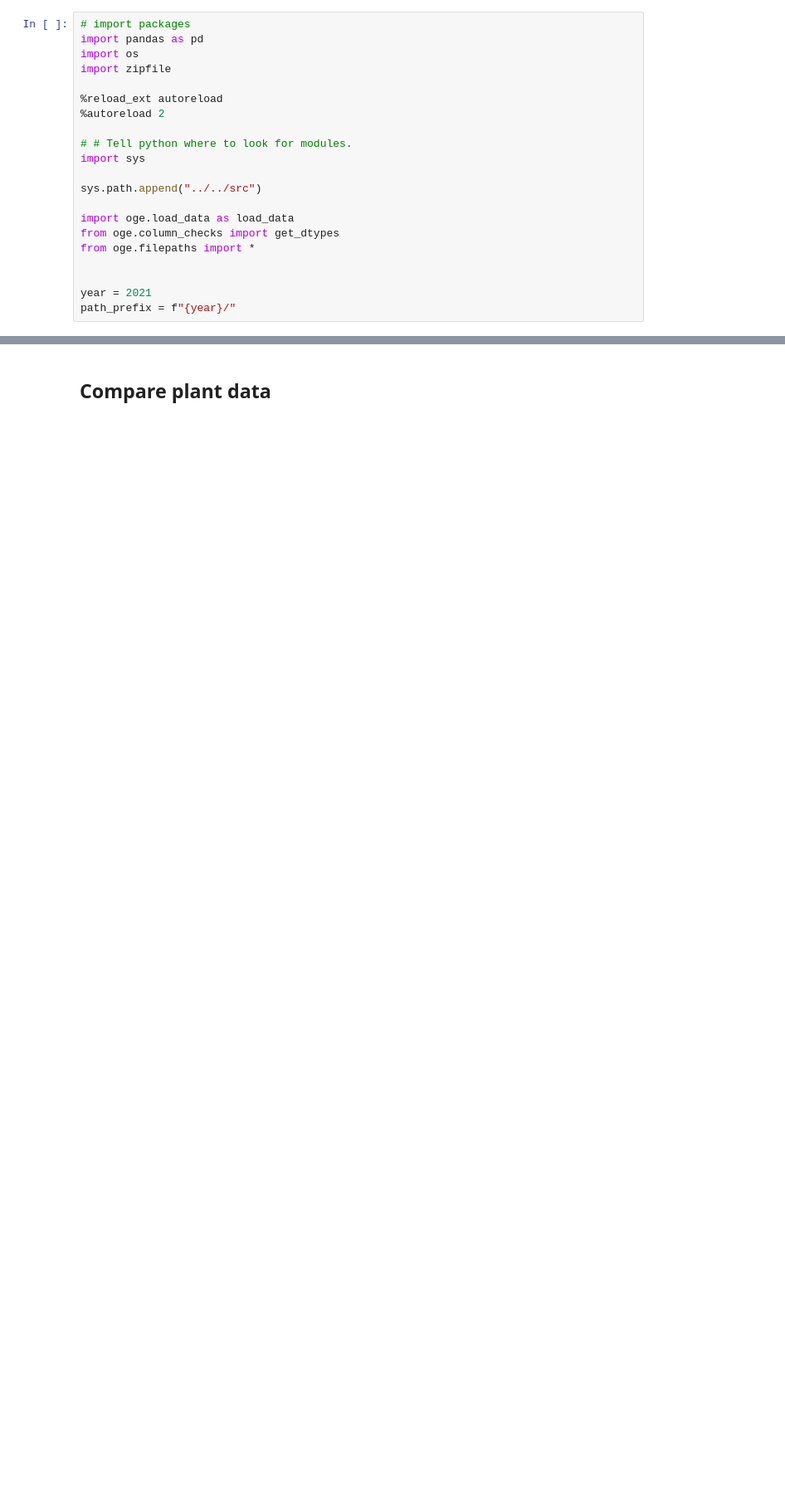
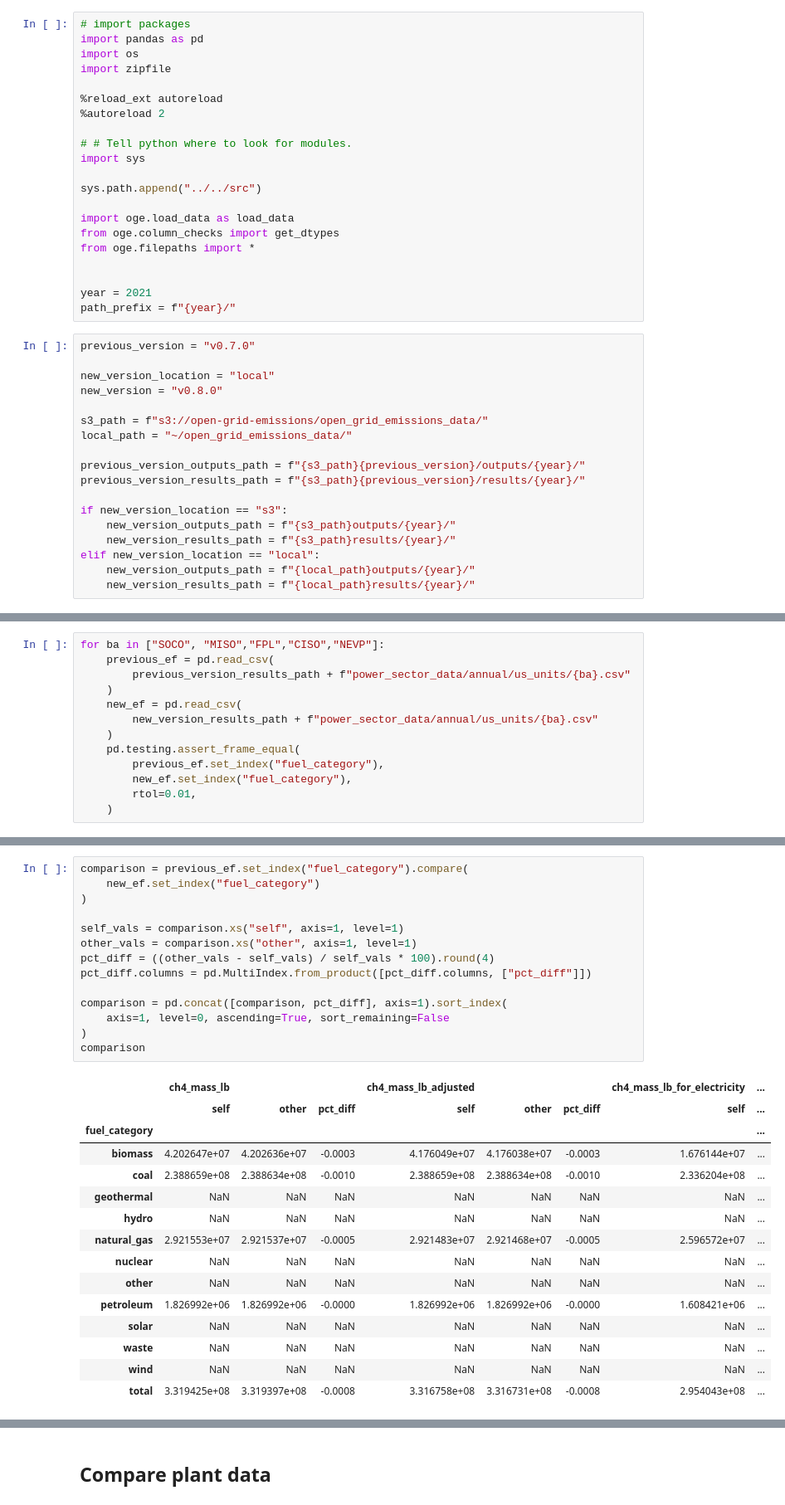
Before and after one commit to singularity-energy/open-grid-emissions, a Jupyter notebook: notebooks/validation/diff_output_versions.ipynb, the cells around one changed output, grey strips where cells are left out. Shown at 83% size. Saved outputs shown, nothing was run; the diff lists cells and outputs as text; blank space fills up the shorter version.

```diff
--- a/notebooks/validation/diff_output_versions.ipynb
+++ b/notebooks/validation/diff_output_versions.ipynb
@@ -19,3 +19,21 @@ from oge.filepaths import *
 
 year = 2021
 path_prefix = f"{year}/"
+# %%
+previous_version = "v0.7.0"
+
+new_version_location = "local"
+new_version = "v0.8.0"
+
+s3_path = f"s3://open-grid-emissions/open_grid_emissions_data/"
+local_path = "~/open_grid_emissions_data/"
+
+previous_version_outputs_path = f"{s3_path}{previous_version}/outputs/{year}/"
+previous_version_results_path = f"{s3_path}{previous_version}/results/{year}/"
+
+if new_version_location == "s3":
+    new_version_outputs_path = f"{s3_path}outputs/{year}/"
+    new_version_results_path = f"{s3_path}results/{year}/"
+elif new_version_location == "local":
+    new_version_outputs_path = f"{local_path}outputs/{year}/"
+    new_version_results_path = f"{local_path}results/{year}/"
@@ -21,0 +51,13 @@ path_prefix = f"{year}/"
+# %%
+for ba in ["SOCO", "MISO","FPL","CISO","NEVP"]:
+    previous_ef = pd.read_csv(
+        previous_version_results_path + f"power_sector_data/annual/us_units/{ba}.csv"
+    )
+    new_ef = pd.read_csv(
+        new_version_results_path + f"power_sector_data/annual/us_units/{ba}.csv"
+    )
+    pd.testing.assert_frame_equal(
+        previous_ef.set_index("fuel_category"),
+        new_ef.set_index("fuel_category"),
+        rtol=0.01,
+    )
@@ -21,0 +94,30 @@ path_prefix = f"{year}/"
+# %%
+comparison = previous_ef.set_index("fuel_category").compare(
+    new_ef.set_index("fuel_category")
+)
+
+self_vals = comparison.xs("self", axis=1, level=1)
+other_vals = comparison.xs("other", axis=1, level=1)
+pct_diff = ((other_vals - self_vals) / self_vals * 100).round(4)
+pct_diff.columns = pd.MultiIndex.from_product([pct_diff.columns, ["pct_diff"]])
+
+comparison = pd.concat([comparison, pct_diff], axis=1).sort_index(
+    axis=1, level=0, ascending=True, sort_remaining=False
+)
+comparison
+# %% [output]
+|  | ch4_mass_lb |  |  | ch4_mass_lb_adjusted |  |  | ch4_mass_lb_for_electricity | ... |
+|  | self | other | pct_diff | self | other | pct_diff | self | ... |
+| fuel_category |  |  |  |  |  |  |  | ... |
+| biomass | 4.202647e+07 | 4.202636e+07 | -0.0003 | 4.176049e+07 | 4.176038e+07 | -0.0003 | 1.676144e+07 | ... |
+| coal | 2.388659e+08 | 2.388634e+08 | -0.0010 | 2.388659e+08 | 2.388634e+08 | -0.0010 | 2.336204e+08 | ... |
+| geothermal | NaN | NaN | NaN | NaN | NaN | NaN | NaN | ... |
+| hydro | NaN | NaN | NaN | NaN | NaN | NaN | NaN | ... |
+| natural_gas | 2.921553e+07 | 2.921537e+07 | -0.0005 | 2.921483e+07 | 2.921468e+07 | -0.0005 | 2.596572e+07 | ... |
+| nuclear | NaN | NaN | NaN | NaN | NaN | NaN | NaN | ... |
+| other | NaN | NaN | NaN | NaN | NaN | NaN | NaN | ... |
+| petroleum | 1.826992e+06 | 1.826992e+06 | -0.0000 | 1.826992e+06 | 1.826992e+06 | -0.0000 | 1.608421e+06 | ... |
+| solar | NaN | NaN | NaN | NaN | NaN | NaN | NaN | ... |
+| waste | NaN | NaN | NaN | NaN | NaN | NaN | NaN | ... |
+| wind | NaN | NaN | NaN | NaN | NaN | NaN | NaN | ... |
+| total | 3.319425e+08 | 3.319397e+08 | -0.0008 | 3.316758e+08 | 3.316731e+08 | -0.0008 | 2.954043e+08 | ... |
```
Also changed, not shown: parts of 6 cells of this notebook, 1 other file.
